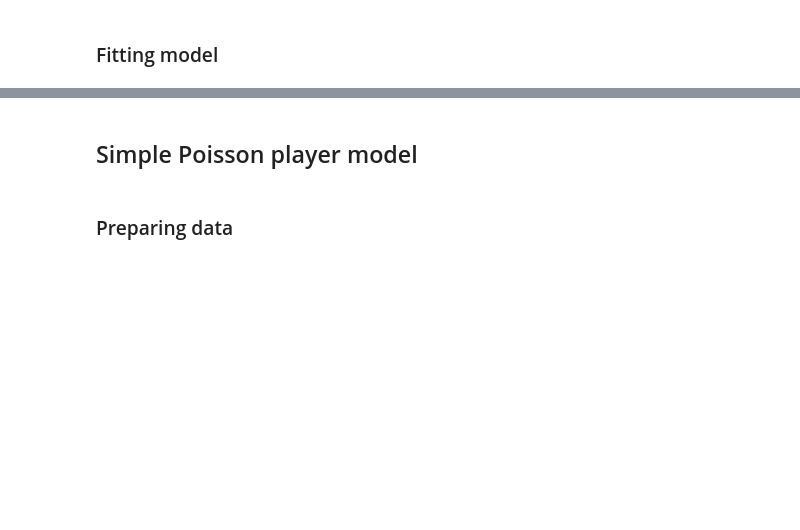
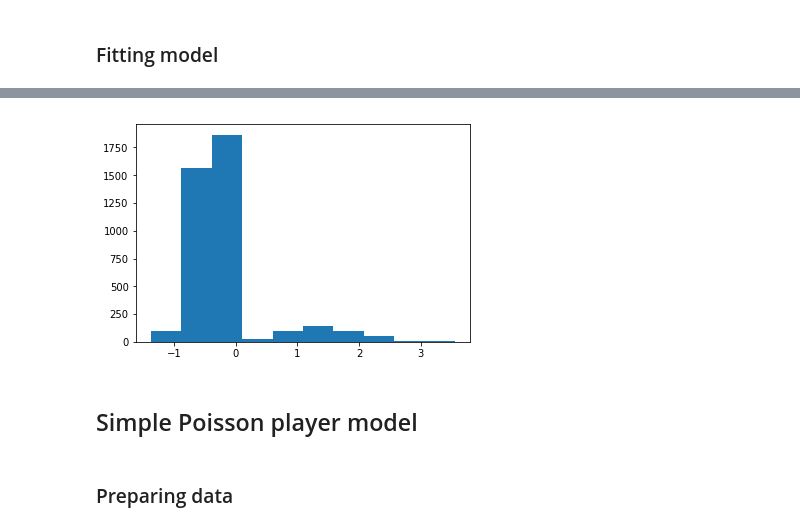
Before and after one commit to thomas-woodruff/footbot, a Jupyter notebook: app/notebooks/01.01 Goals Poisson models.ipynb, the cells around one changed output, grey strips where cells are left out. Saved outputs shown, nothing was run; the diff lists cells and outputs as text; code cells hidden in the pictures; blank space fills up the shorter version.

```diff
--- a/app/notebooks/01.01 Goals Poisson models.ipynb
+++ b/app/notebooks/01.01 Goals Poisson models.ipynb
@@ -218,2 +254,8 @@ dtype: float64
+# %%
+plt.figure()
+plt.hist(sptm_results.resid_deviance)
+plt.show()
+# %% [output]
+[figure, added]
 # %% [markdown]
 ## Simple Poisson player model
```
Also changed, not shown: parts of 71 cells of this notebook.
